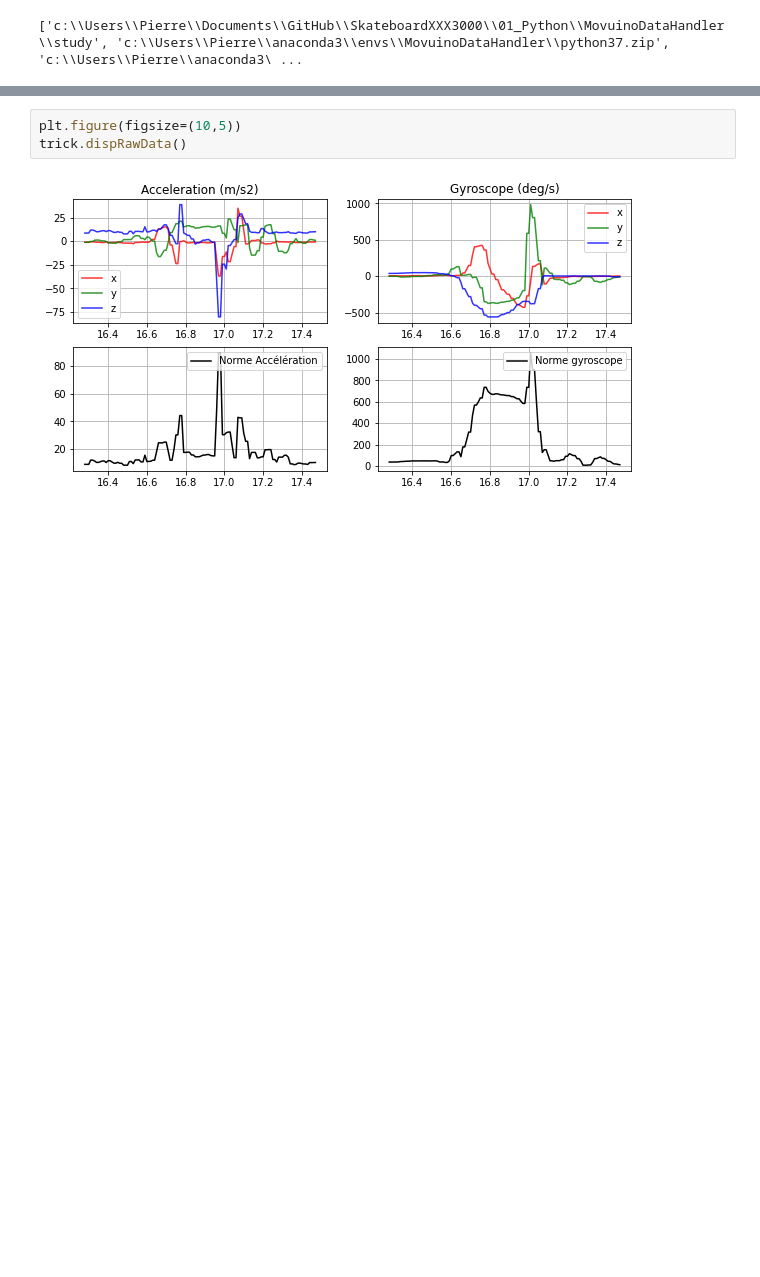
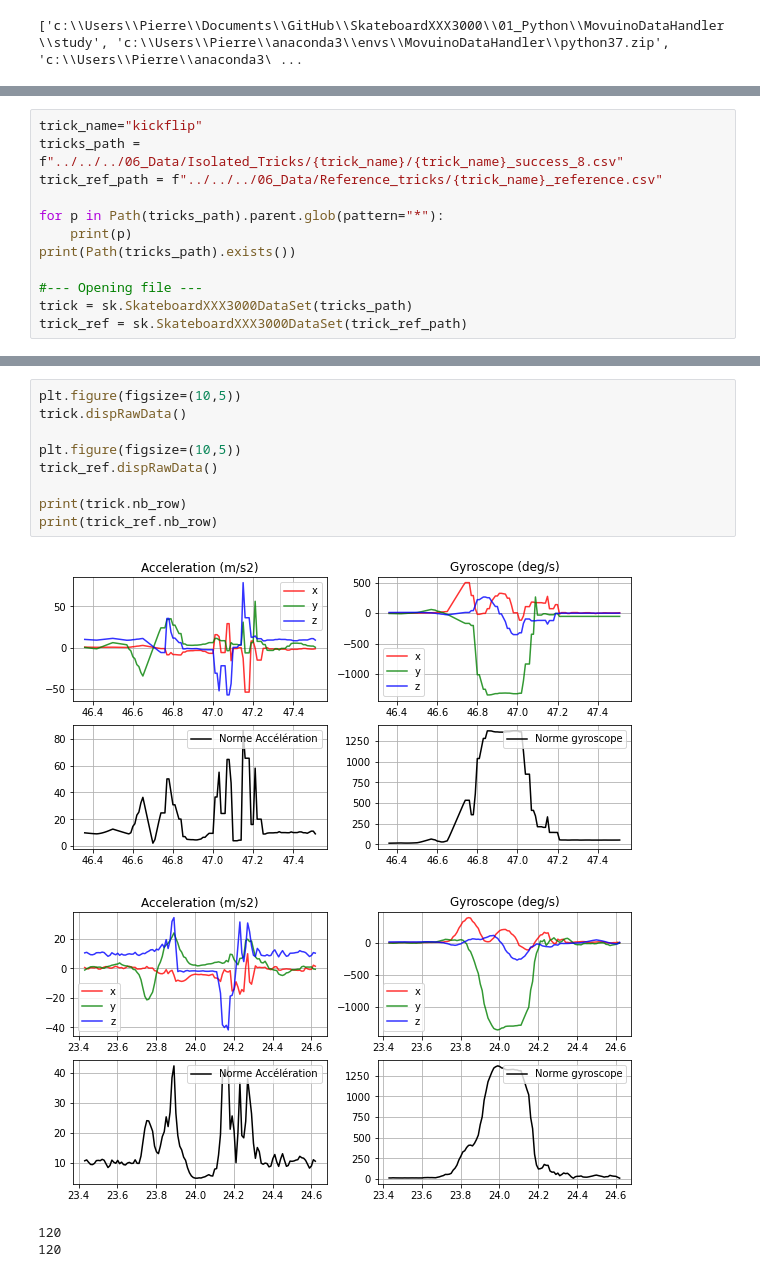
Before and after one commit to libcraps/SkateboardXXX3000, a Jupyter notebook: 01_Python/MovuinoDataHandler/study/interpolation_impainting_with_ref_fig.ipynb, the cells around one changed output, grey strips where cells are left out. Cells and saved outputs as stored; diff of their text form; blank space fills up the shorter version.

```diff
--- a/01_Python/MovuinoDataHandler/study/interpolation_impainting_with_ref_fig.ipynb
+++ b/01_Python/MovuinoDataHandler/study/interpolation_impainting_with_ref_fig.ipynb
@@ -45,0 +41,12 @@ Reading : ../../../06_Data/Isolated_Tricks/pop_shovit/pop_shovit_success_14.csv
+# %%
+trick_name="kickflip"
+tricks_path = f"../../../06_Data/Isolated_Tricks/{trick_name}/{trick_name}_success_8.csv"
+trick_ref_path = f"../../../06_Data/Reference_tricks/{trick_name}_reference.csv"
+
+for p in Path(tricks_path).parent.glob(pattern="*"):
+    print(p)
+print(Path(tricks_path).exists())
+
+#--- Opening file ---
+trick = sk.SkateboardXXX3000DataSet(tricks_path)
+trick_ref = sk.SkateboardXXX3000DataSet(trick_ref_path)
@@ -46,5 +67,14 @@ Reading : ../../../06_Data/Isolated_Tricks/pop_shovit/pop_shovit_success_14.csv
 # %%
 plt.figure(figsize=(10,5))
 trick.dispRawData()
+
+plt.figure(figsize=(10,5))
+trick_ref.dispRawData()
+
+print(trick.nb_row)
+print(trick_ref.nb_row)
 # %% [output]
-[figure, old version]
+[figure, new version]
+[figure, added]
+120
+120
```
Also changed, not shown: parts of 7 cells of this notebook.
